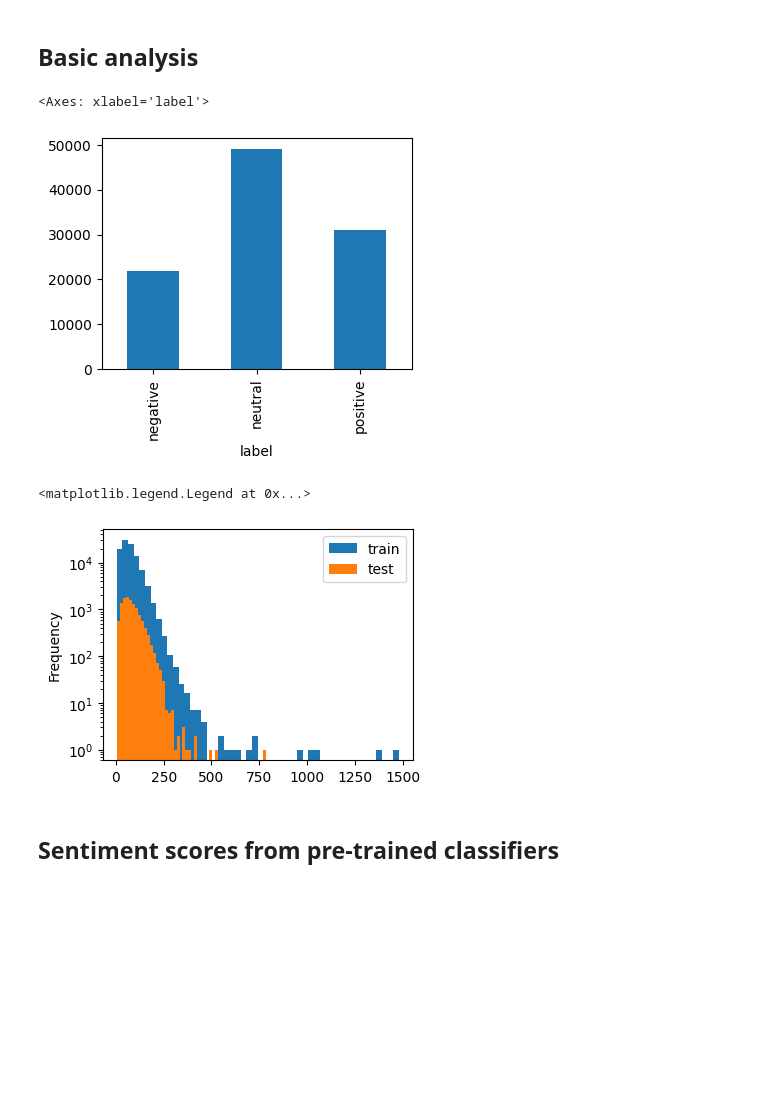
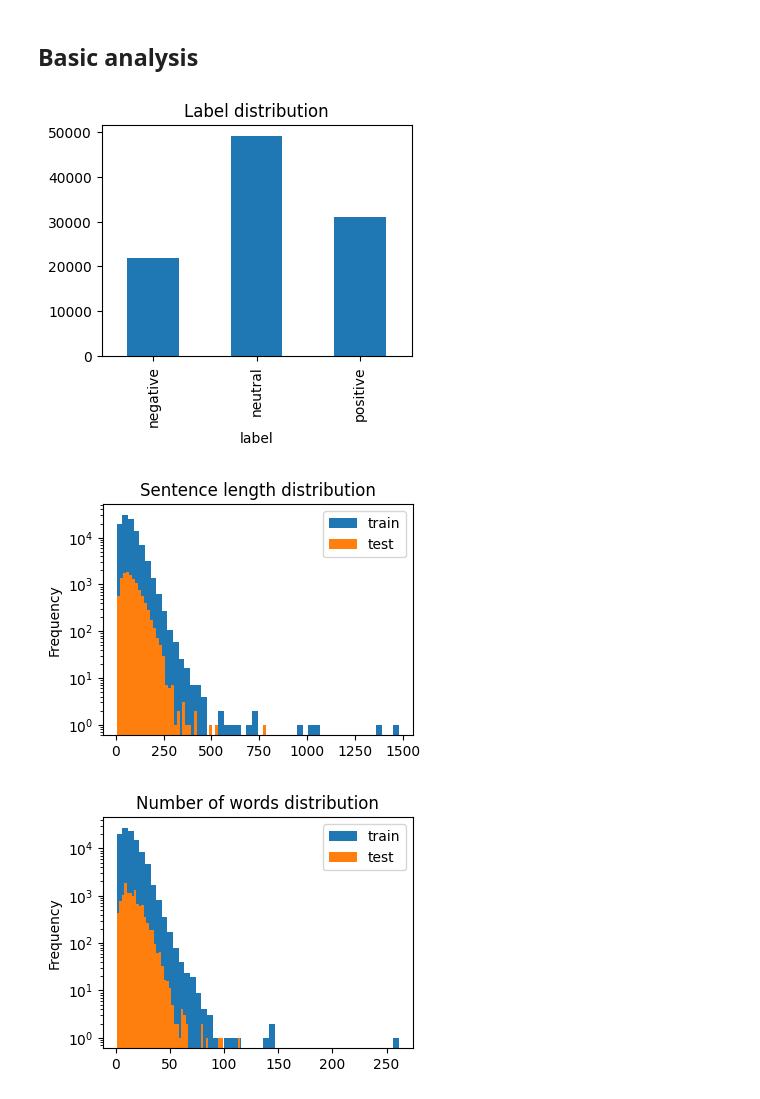
Before and after one commit to tavis-siebert/CIL-2025, a Jupyter notebook: notebooks/data_analysis.ipynb, the cells around one changed output. Drawn from its saved outputs; the diff is of its cells as text; code cells hidden in the pictures; blank space fills up the shorter version.

```diff
--- a/notebooks/data_analysis.ipynb
+++ b/notebooks/data_analysis.ipynb
@@ -35,17 +38,25 @@ test_dataset = load_data(PATH_DATA / "test.csv")
 # %% [markdown]
 ## Basic analysis
 # %%
-train_dataset.label.value_counts(sort=False).plot.bar()
+train_dataset["label"].value_counts(sort=False).plot.bar()
+plt.title("Label distribution")
+plt.show()
 # %% [output]
-<Axes: xlabel='label'>
-[figure, old version]
+[figure, new version]
 # %%
-train_dataset.sentence.str.len().plot.hist(bins=50, log=True, label="train")
-test_dataset.sentence.str.len().plot.hist(bins=50, log=True, label="test")
+train_dataset["sentence"].str.len().plot.hist(bins=50, log=True, label="train")
+test_dataset["sentence"].str.len().plot.hist(bins=50, log=True, label="test")
+plt.title("Sentence length distribution")
 plt.legend()
+plt.show()
 # %% [output]
-<matplotlib.legend.Legend at 0x...>
-[figure, old version]
+[figure, new version]
-# %% [markdown]
-## Sentiment scores from pre-trained classifiers
+# %%
+train_dataset["sentence"].str.split(" ").map(len).plot.hist(bins=50, log=True, label="train")
+test_dataset["sentence"].str.split(" ").map(len).plot.hist(bins=50, log=True, label="test")
+plt.title("Number of words distribution")
+plt.legend()
+plt.show()
+# %% [output]
+[figure, added]
 # %%
```
Also changed, not shown: parts of 13 cells of this notebook.
